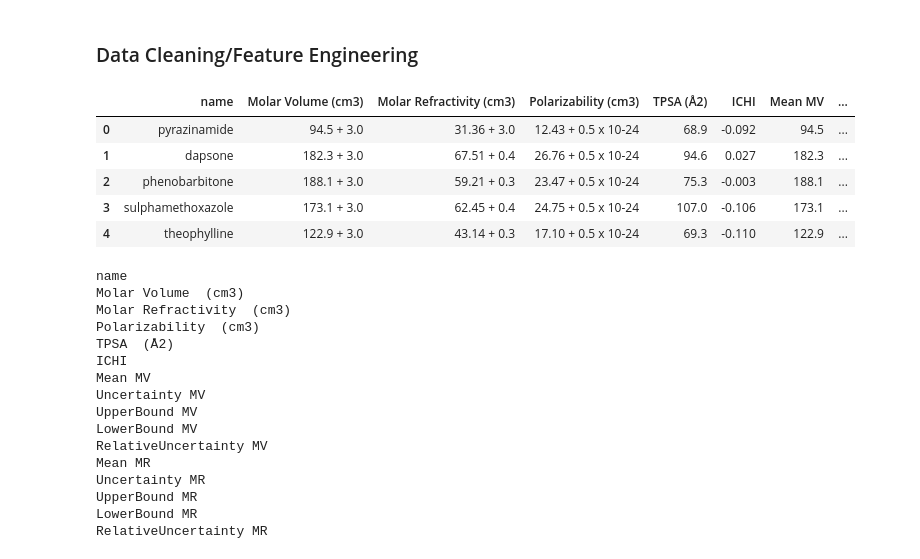
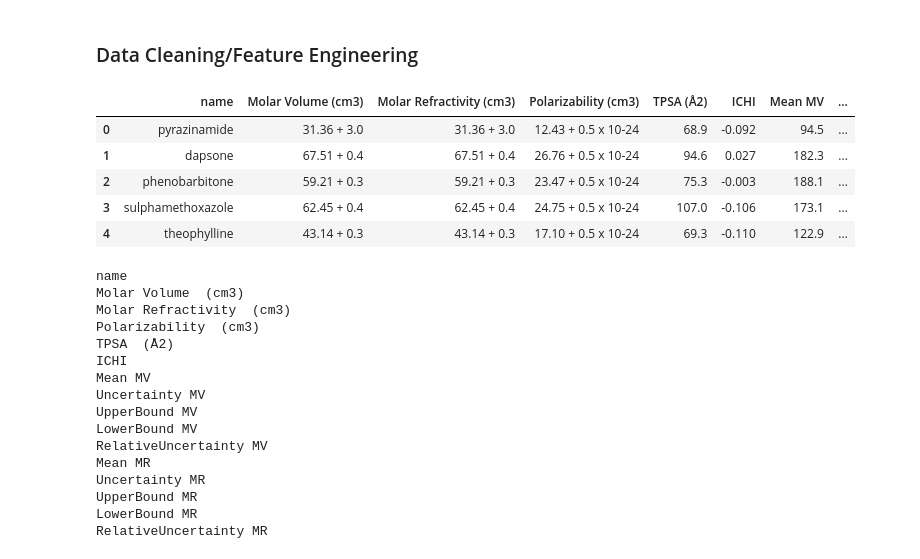
Before and after one commit to adefemiadeh/Physicochemical-drugs-properties, a Jupyter notebook: drugs.ipynb, the cells around one changed output. Drawn from its saved outputs; the diff is of its cells as text; code cells hidden in the pictures.

```diff
--- a/drugs.ipynb
+++ b/drugs.ipynb
@@ -104,12 +133,18 @@ def split_mr(x):
-# %%
-train['Molar Volume  (cm3)'].apply(split_mv)
-train['Molar Refractivity  (cm3)'].apply(split_mr)
-train.head()
-# %% [output]
-|  | name | Molar Volume (cm3) | Molar Refractivity (cm3) | Polarizability (cm3) | TPSA (Å2) | ICHI | Mean MV | ... |
-| 0 | pyrazinamide | 94.5 + 3.0 | 31.36 + 3.0 | 12.43 + 0.5 x 10-24 | 68.9 | -0.092 | 94.5 | ... |
-| 1 | dapsone | 182.3 + 3.0 | 67.51 + 0.4 | 26.76 + 0.5 x 10-24 | 94.6 | 0.027 | 182.3 | ... |
-| 2 | phenobarbitone | 188.1 + 3.0 | 59.21 + 0.3 | 23.47 + 0.5 x 10-24 | 75.3 | -0.003 | 188.1 | ... |
-| 3 | sulphamethoxazole | 173.1 + 3.0 | 62.45 + 0.4 | 24.75 + 0.5 x 10-24 | 107.0 | -0.106 | 173.1 | ... |
-| 4 | theophylline | 122.9 + 3.0 | 43.14 + 0.3 | 17.10 + 0.5 x 10-24 | 69.3 | -0.110 | 122.9 | ... |
+# %%
+# Applying split_mc and split_mr Functions
+train['Molar Volume  (cm3)'] = train['Molar Volume  (cm3)'].apply(split_mv)
+train['Molar Volume  (cm3)'] = train['Molar Refractivity  (cm3)'].apply(split_mr)
+
+# For Test Data
+test['Molar Volume  (cm3)'] = test['Molar Volume  (cm3)'].apply(split_mvt)
+test['Molar Refractivity  (cm3)'] = test['Molar Refractivity  (cm3)'].apply(split_mrt)
+
+train.head()
+# %% [output]
+|  | name | Molar Volume (cm3) | Molar Refractivity (cm3) | Polarizability (cm3) | TPSA (Å2) | ICHI | Mean MV | ... |
+| 0 | pyrazinamide | 31.36 + 3.0 | 31.36 + 3.0 | 12.43 + 0.5 x 10-24 | 68.9 | -0.092 | 94.5 | ... |
+| 1 | dapsone | 67.51 + 0.4 | 67.51 + 0.4 | 26.76 + 0.5 x 10-24 | 94.6 | 0.027 | 182.3 | ... |
+| 2 | phenobarbitone | 59.21 + 0.3 | 59.21 + 0.3 | 23.47 + 0.5 x 10-24 | 75.3 | -0.003 | 188.1 | ... |
+| 3 | sulphamethoxazole | 62.45 + 0.4 | 62.45 + 0.4 | 24.75 + 0.5 x 10-24 | 107.0 | -0.106 | 173.1 | ... |
+| 4 | theophylline | 43.14 + 0.3 | 43.14 + 0.3 | 17.10 + 0.5 x 10-24 | 69.3 | -0.110 | 122.9 | ... |
 # %%
```
Also changed, not shown: parts of 52 cells of this notebook.
